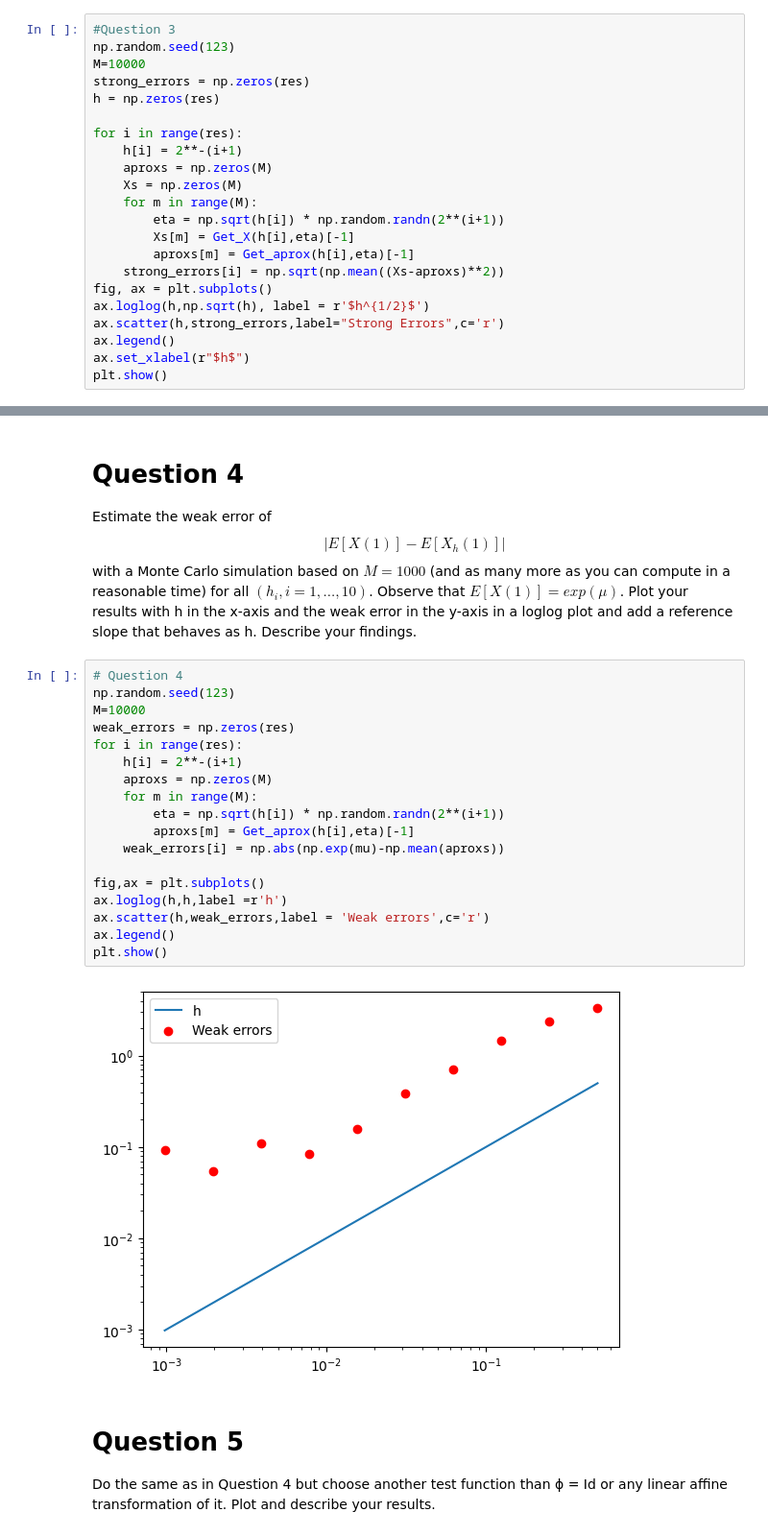
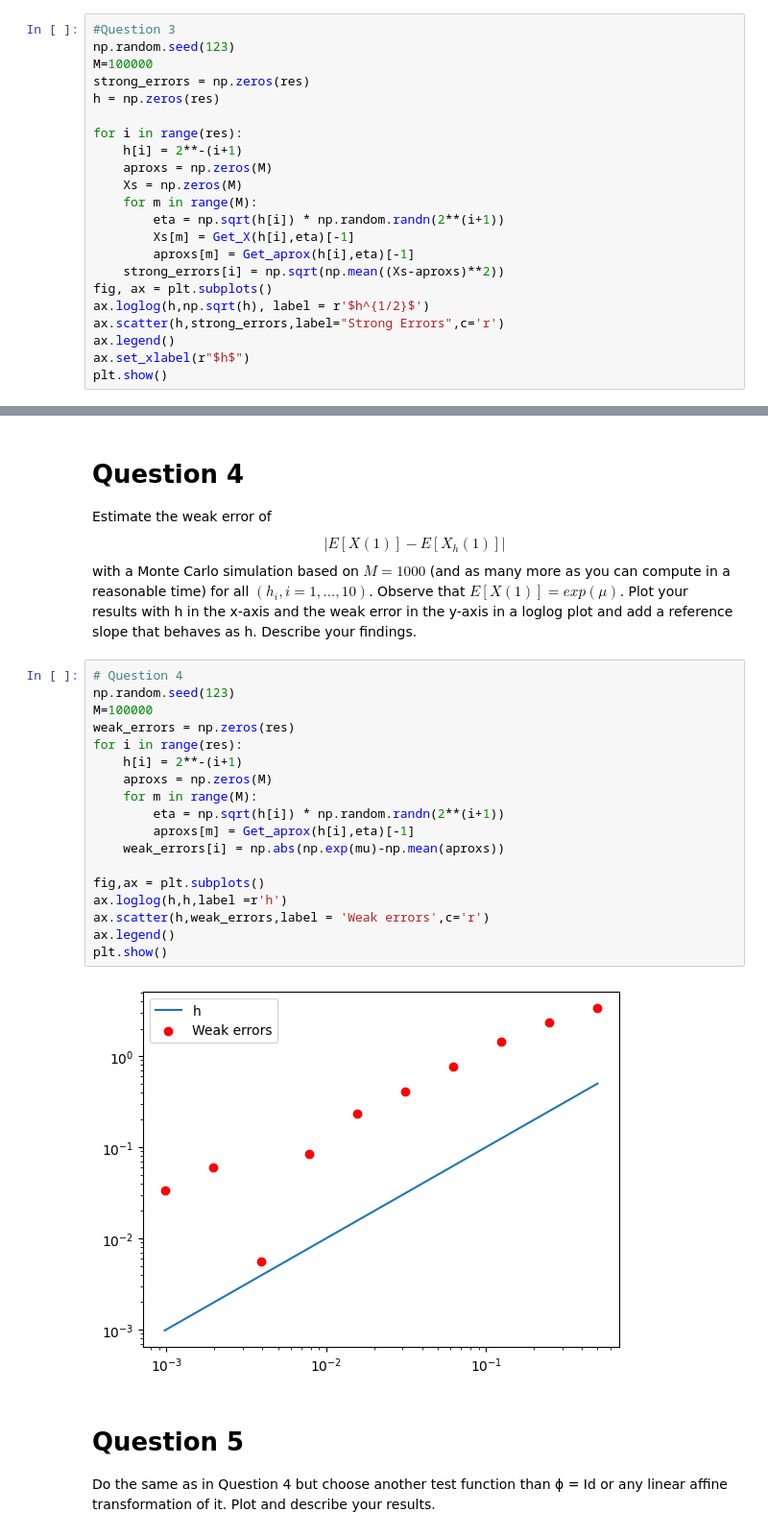
Before and after one commit to ufotermiten/A4-TMS150, a Jupyter notebook: A4.ipynb, the cells around one changed output, grey strips where cells are left out. Shown at 96% size. Saved outputs shown, nothing was run; the diff lists cells and outputs as text.

```diff
--- a/A4.ipynb
+++ b/A4.ipynb
@@ -69,7 +69,7 @@ in a loglog plot and add a reference slope $h^{1/2}$. Describe your findings.
 # %%
 #Question 3
 np.random.seed(123)
-M=10000
+M=100000
 strong_errors = np.zeros(res)
 h = np.zeros(res)
 
@@ -102,23 +102,23 @@ reference slope that behaves as h. Describe your findings.
 # %%
 # Question 4
 np.random.seed(123)
-M=10000
+M=100000
 weak_errors = np.zeros(res)
 for i in range(res):
     h[i] = 2**-(i+1)
     aproxs = np.zeros(M)
     for m in range(M):
         eta = np.sqrt(h[i]) * np.random.randn(2**(i+1))
         aproxs[m] = Get_aprox(h[i],eta)[-1]
     weak_errors[i] = np.abs(np.exp(mu)-np.mean(aproxs))
 
 fig,ax = plt.subplots()
 ax.loglog(h,h,label =r'h')
 ax.scatter(h,weak_errors,label = 'Weak errors',c='r')
 ax.legend()
 plt.show()
 # %% [output]
-[figure, old version]
+[figure, new version]
 # %% [markdown]
 # Question 5
 Do the same as in Question 4 but choose another test function than ϕ = Id or any linear affine
```
Also changed, not shown: parts of 2 cells of this notebook.
